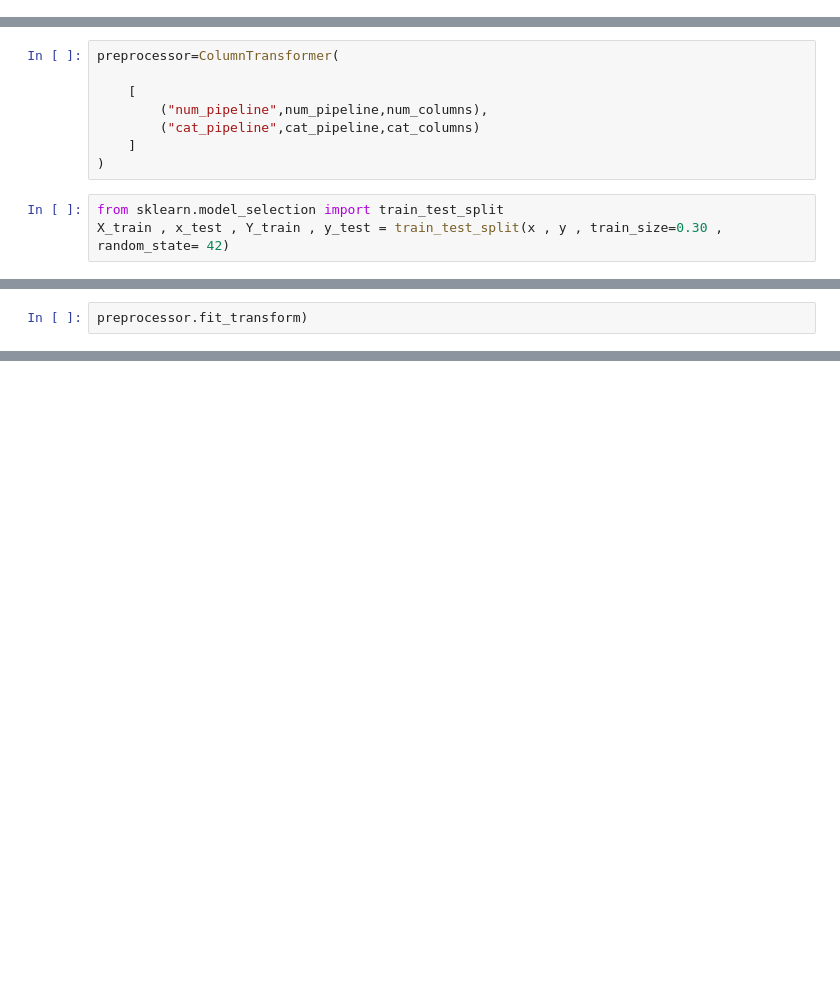
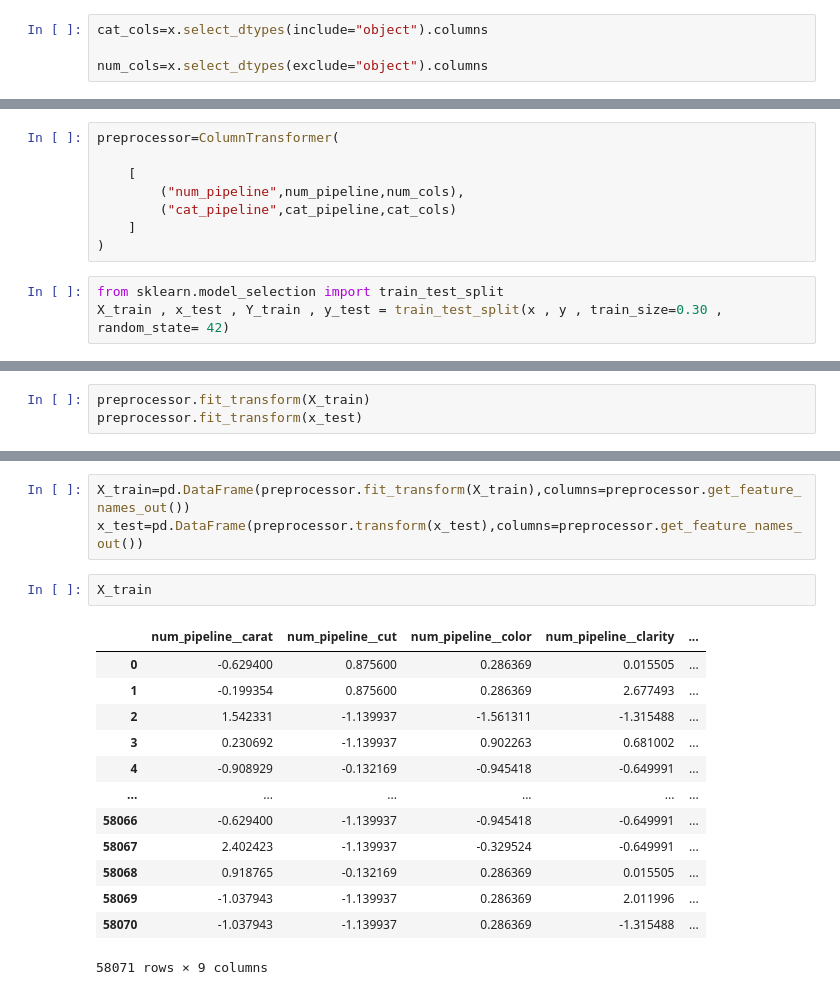
Before and after one commit to rishiberi17988/Insurance-premium-prediction, a Jupyter notebook: experiment/experiments.ipynb, the cells around one changed output, grey strips where cells are left out. Saved outputs shown, nothing was run; the diff lists cells and outputs as text; blank space fills up the shorter version.

```diff
--- a/experiment/experiments.ipynb
+++ b/experiment/experiments.ipynb
@@ -228,3 +224,7 @@ Index(['cut', 'color', 'clarity'], dtype='object')
+# %%
+cat_cols=x.select_dtypes(include="object").columns
+
+num_cols=x.select_dtypes(exclude="object").columns
 # %%
 num_columns
 # %% [output]
@@ -254,8 +253,8 @@ cat_pipeline=Pipeline(
 preprocessor=ColumnTransformer(
 
     [
-        ("num_pipeline",num_pipeline,num_columns),
-        ("cat_pipeline",cat_pipeline,cat_columns)
+        ("num_pipeline",num_pipeline,num_cols),
+        ("cat_pipeline",cat_pipeline,cat_cols)
     ]
 )
 # %%
@@ -279,4 +278,5 @@ X_train
 58071 rows × 9 columns
 # %%
-preprocessor.fit_transform)
+preprocessor.fit_transform(X_train)
+preprocessor.fit_transform(x_test)
 # %% [output]
@@ -283,0 +303,19 @@ ValueError: A given column is not a column of the dataframe
+# %%
+X_train=pd.DataFrame(preprocessor.fit_transform(X_train),columns=preprocessor.get_feature_names_out())
+x_test=pd.DataFrame(preprocessor.transform(x_test),columns=preprocessor.get_feature_names_out())
+# %%
+X_train
+# %% [output]
+|  | num_pipeline__carat | num_pipeline__cut | num_pipeline__color | num_pipeline__clarity | ... |
+| 0 | -0.629400 | 0.875600 | 0.286369 | 0.015505 | ... |
+| 1 | -0.199354 | 0.875600 | 0.286369 | 2.677493 | ... |
+| 2 | 1.542331 | -1.139937 | -1.561311 | -1.315488 | ... |
+| 3 | 0.230692 | -1.139937 | 0.902263 | 0.681002 | ... |
+| 4 | -0.908929 | -0.132169 | -0.945418 | -0.649991 | ... |
+| ... | ... | ... | ... | ... | ... |
+| 58066 | -0.629400 | -1.139937 | -0.945418 | -0.649991 | ... |
+| 58067 | 2.402423 | -1.139937 | -0.329524 | -0.649991 | ... |
+| 58068 | 0.918765 | -0.132169 | 0.286369 | 0.015505 | ... |
+| 58069 | -1.037943 | -1.139937 | 0.286369 | 2.011996 | ... |
+| 58070 | -1.037943 | -1.139937 | 0.286369 | -1.315488 | ... |
+58071 rows × 9 columns
```
Also changed, not shown: parts of 16 cells of this notebook.
